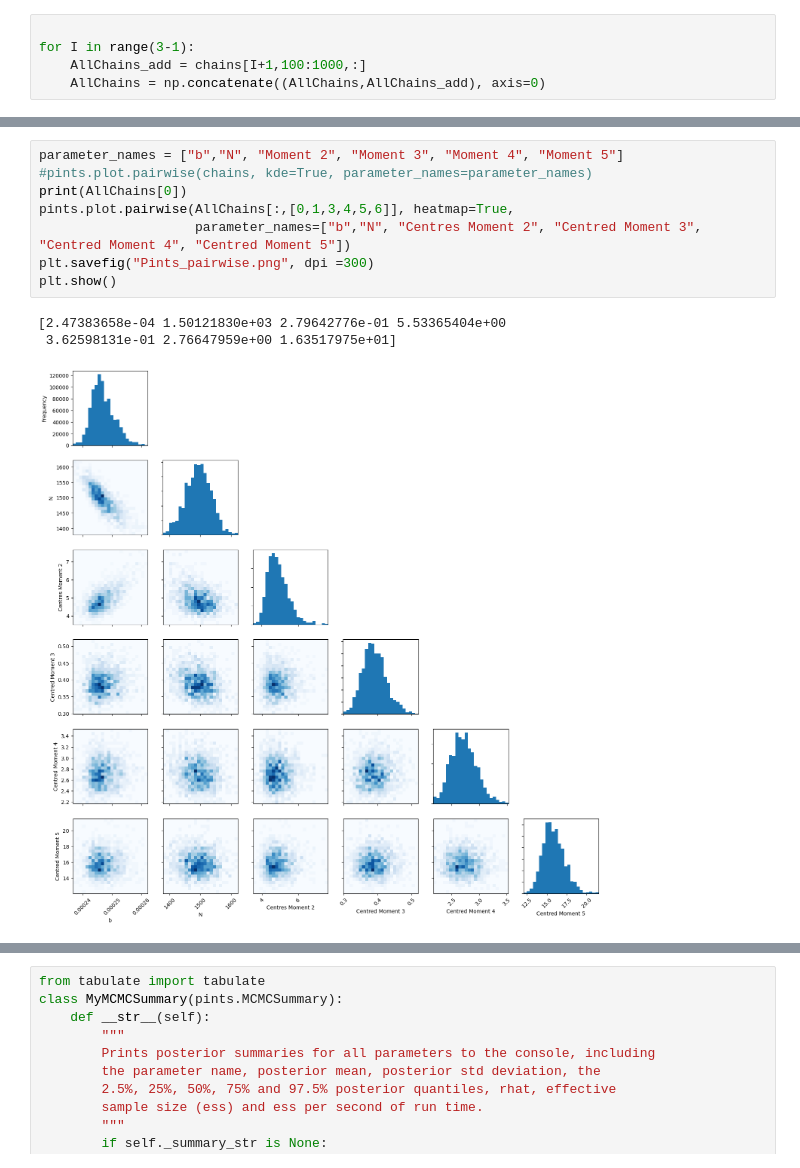
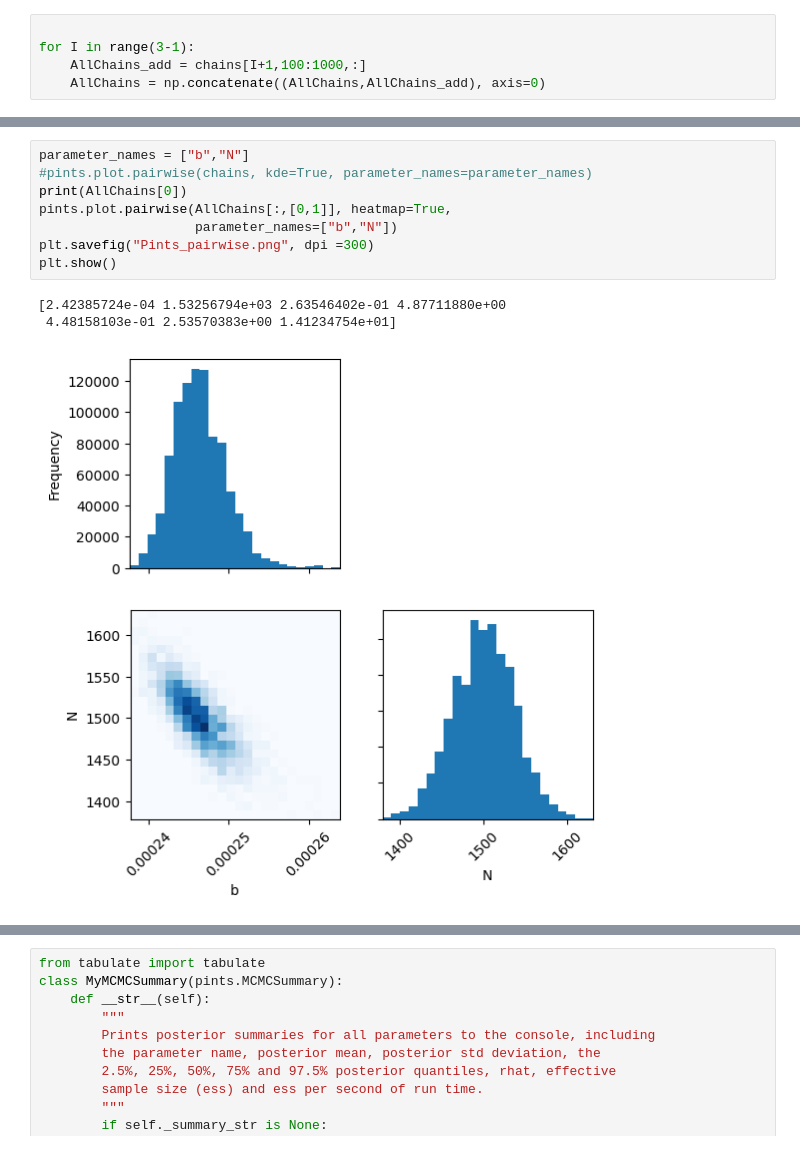
Before and after one commit to njs59/clusters, a Jupyter notebook: homogeneous/pints_inference_moments_jit_data_4.ipynb, the cells around one changed output, grey strips where cells are left out. Saved outputs shown, nothing was run; the diff lists cells and outputs as text.

```diff
--- a/homogeneous/pints_inference_moments_jit_data_4.ipynb
+++ b/homogeneous/pints_inference_moments_jit_data_4.ipynb
@@ -230,15 +230,15 @@ plt.show()
 # %%
-parameter_names = ["b","N", "Moment 2", "Moment 3", "Moment 4", "Moment 5"]
+parameter_names = ["b","N"]
 #pints.plot.pairwise(chains, kde=True, parameter_names=parameter_names)
 print(AllChains[0])
-pints.plot.pairwise(AllChains[:,[0,1,3,4,5,6]], heatmap=True,
-                    parameter_names=["b","N", "Centres Moment 2", "Centred Moment 3", "Centred Moment 4", "Centred Moment 5"])
+pints.plot.pairwise(AllChains[:,[0,1]], heatmap=True,
+                    parameter_names=["b","N"])
 plt.savefig("Pints_pairwise.png", dpi =300)
 plt.show()
 # %% [output]
-[2.47383658e-04 1.50121830e+03 2.79642776e-01 5.53365404e+00
- 3.62598131e-01 2.76647959e+00 1.63517975e+01]
+[2.42385724e-04 1.53256794e+03 2.63546402e-01 4.87711880e+00
+ 4.48158103e-01 2.53570383e+00 1.41234754e+01]
-[figure, old version]
+[figure, new version]
 # %%
 parameter_names = ["b","N", "Moment 1", "Moment 2", "Moment 3", "Moment 4", "Moment 5"]
 results = pints.MCMCSummary(chains=chains[:,int(ITERS/2):, :], time=mcmc.time(),
```
Also changed, not shown: parts of 8 cells of this notebook, 48 other files.
